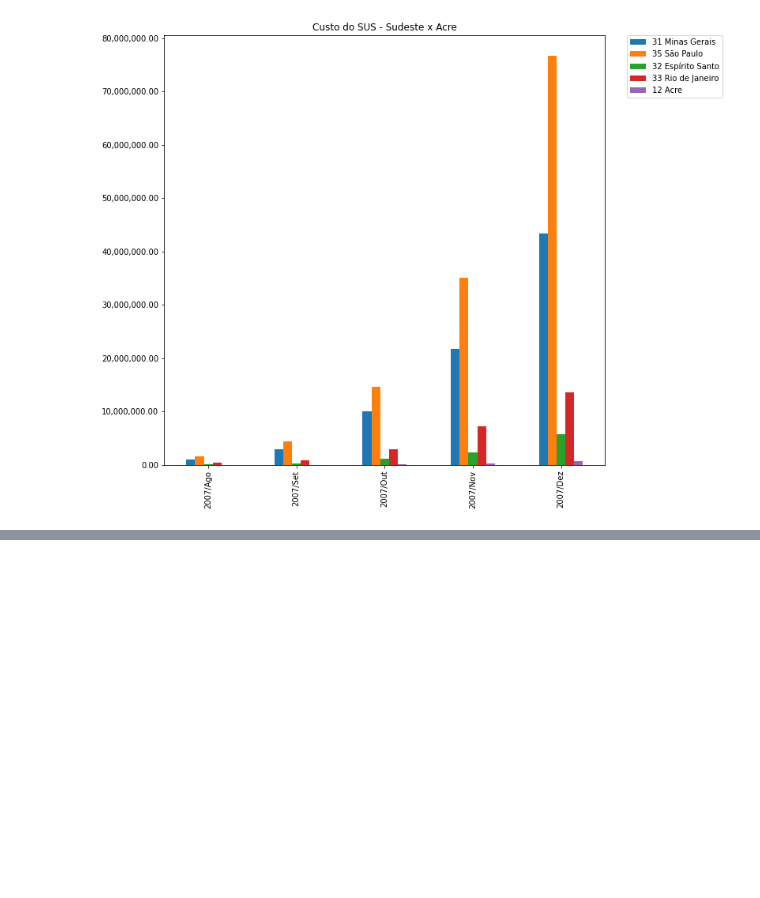
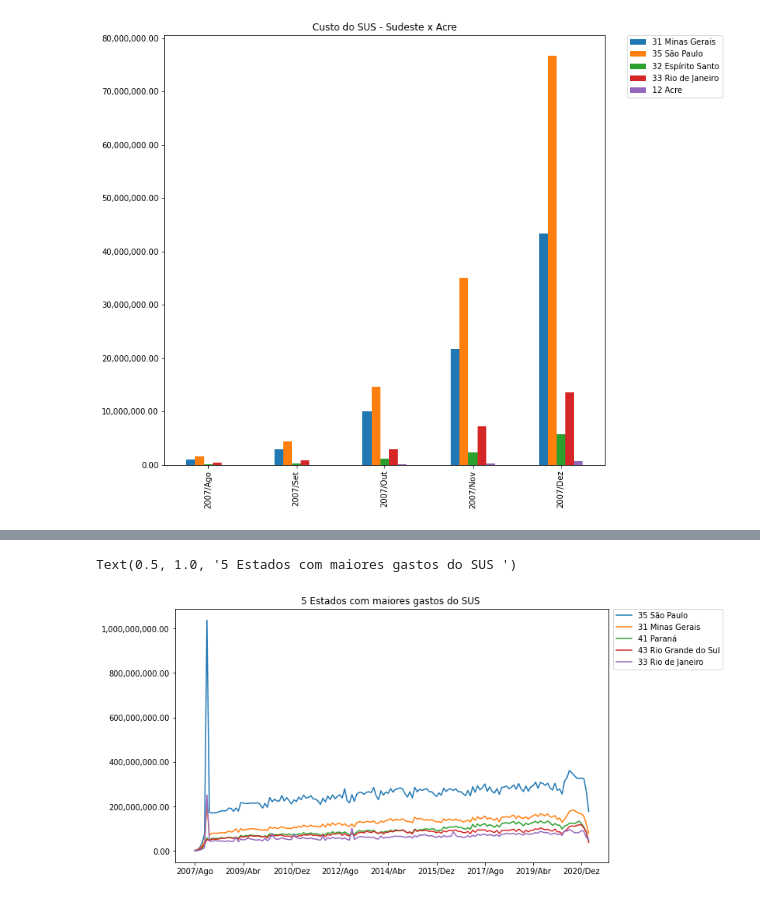
Before and after one commit to dougfeltrim/Bootcamp_Data_Science_Aplicada, a Jupyter notebook: Bootcamp_Data_Science_Aplicada.ipynb, the cells around one changed output, grey strips where cells are left out. Drawn from its saved outputs; the diff is of its cells as text; code cells hidden in the pictures; blank space fills up the shorter version.

```diff
--- a/Bootcamp_Data_Science_Aplicada.ipynb
+++ b/Bootcamp_Data_Science_Aplicada.ipynb
@@ -197,3 +201,6 @@ plt.title("Custo do SUS - Sudeste x Acre")
 # %% [output]
 Text(0.5, 1.0, 'Custo do SUS - Sudeste x Acre')
 [figure]
+# %%
+usaveis['Total'] = usaveis.sum(axis=1)
+usaveis.head()
@@ -199,0 +216,5 @@ Text(0.5, 1.0, 'Custo do SUS - Sudeste x Acre')
+# %%
+ordenado_por_total = usaveis.sort_values('Total', ascending=False)
+ordenado_por_total = ordenado_por_total.drop("Total", axis=1)
+
+ordenado_por_total.head()
@@ -199,0 +230,12 @@ Text(0.5, 1.0, 'Custo do SUS - Sudeste x Acre')
+# %%
+ordenado_por_total = ordenado_por_total.head()
+
+
+ax = ordenado_por_total.T.plot(figsize=(10,6))
+plt.legend(bbox_to_anchor=(1.01, 1), loc='upper left', borderaxespad=0.)
+
+ax.yaxis.set_major_formatter(ticker.StrMethodFormatter('{x:,.2f}'))
+plt.title("5 Estados com maiores gastos do SUS ")
+# %% [output]
+Text(0.5, 1.0, '5 Estados com maiores gastos do SUS ')
+[figure, added]
```
Also changed, not shown: parts of 7 cells of this notebook.
